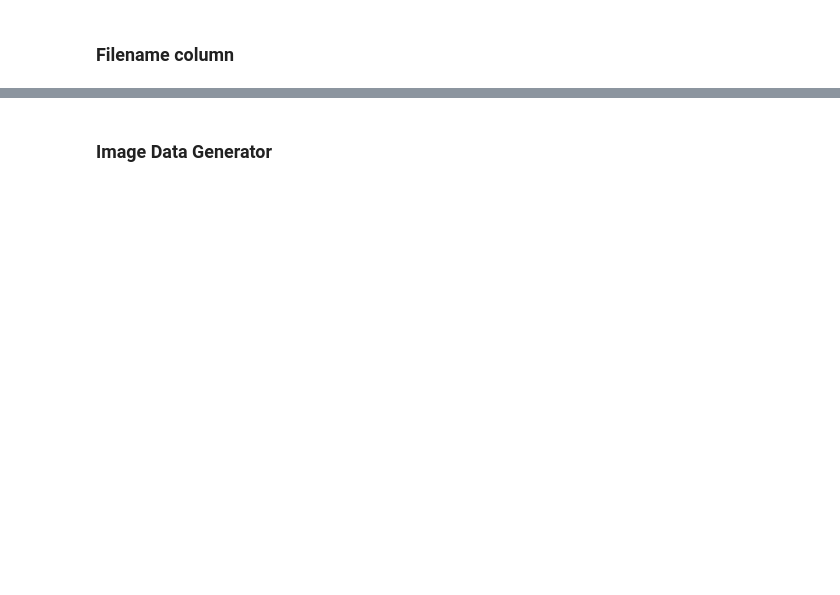
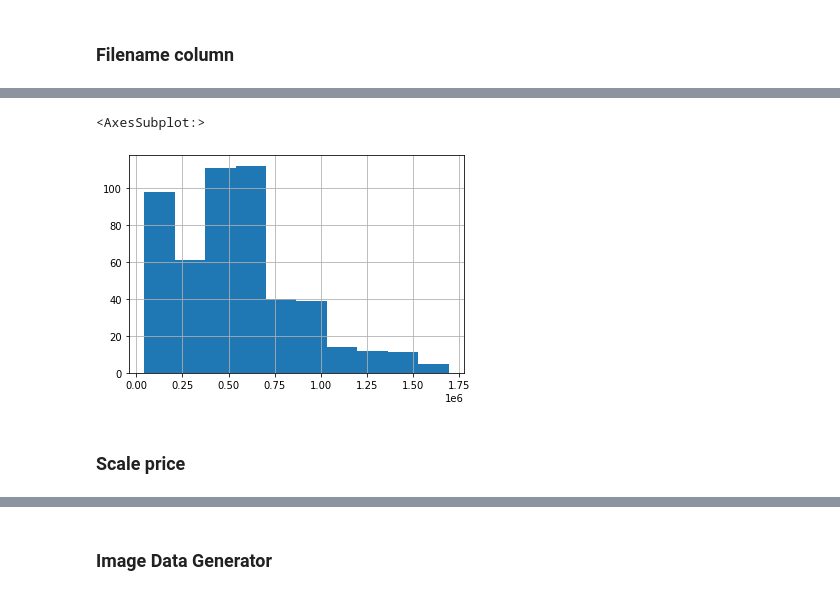
Before and after one commit to Afroefras/diplo, a Jupyter notebook: notebooks/exams/0401_house_model.ipynb, the cells around one changed output, grey strips where cells are left out. Saved outputs shown, nothing was run; the diff lists cells and outputs as text; code cells hidden in the pictures; blank space fills up the shorter version.

```diff
--- a/notebooks/exams/0401_house_model.ipynb
+++ b/notebooks/exams/0401_house_model.ipynb
@@ -210,0 +160,8 @@ df.sample()
+# %%
+df = outliers(df, ['price'])
+df['price'].hist()
+# %% [output]
+<AxesSubplot:>
+[figure, added]
+# %% [markdown]
+### Scale price
```
Also changed, not shown: parts of 55 cells of this notebook, 2 other files.
